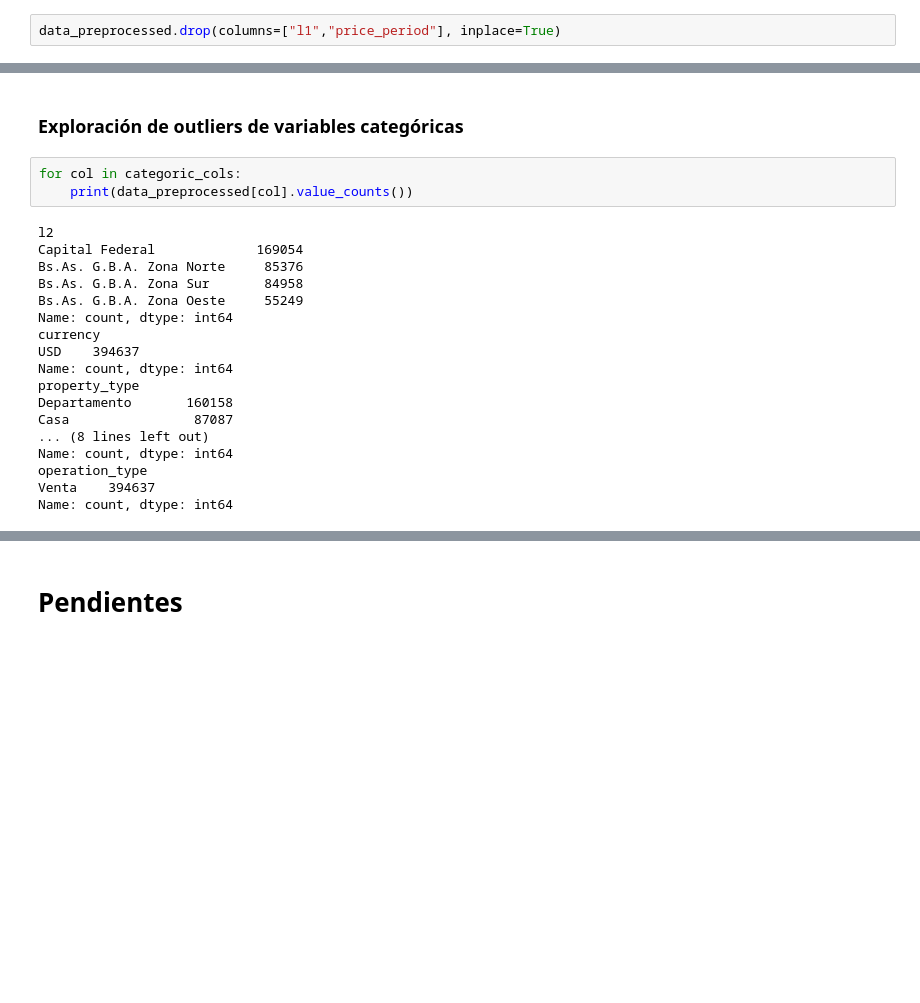
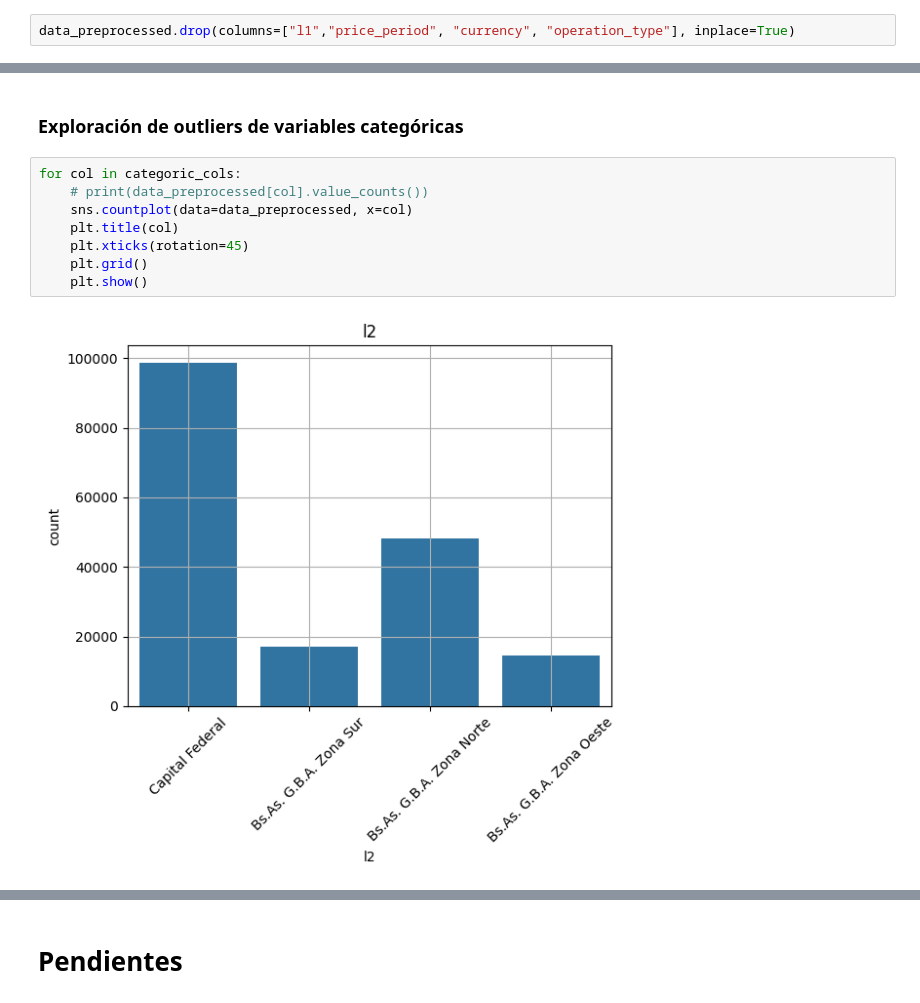
Before and after one commit to alejo-cuello/proyecto-final-bootcamp-ds-mlops, a Jupyter notebook: notebooks/01-eda.ipynb, the cells around one changed output, grey strips where cells are left out. Saved outputs shown, nothing was run; the diff lists cells and outputs as text; blank space fills up the shorter version.

```diff
--- a/notebooks/01-eda.ipynb
+++ b/notebooks/01-eda.ipynb
@@ -388,6 +388,6 @@ Argentina  Mensual         131232
 Name: count, dtype: int64
 # %%
-data_preprocessed.drop(columns=["l1","price_period"], inplace=True)
+data_preprocessed.drop(columns=["l1","price_period", "currency", "operation_type"], inplace=True)
 # %% [markdown]
 ### Columnas con valores no lógicos
 # %% [markdown]
@@ -665,22 +665,11 @@ data_preprocessed = data_preprocessed[(data_preprocessed["surface_total"] - data
 ### Exploración de outliers de variables categóricas
 # %%
 for col in categoric_cols:
-    print(data_preprocessed[col].value_counts())
+    # print(data_preprocessed[col].value_counts())
+    sns.countplot(data=data_preprocessed, x=col)
+    plt.title(col)
+    plt.xticks(rotation=45)
+    plt.grid()
+    plt.show()
 # %% [output]
-l2
-Capital Federal             169054
-Bs.As. G.B.A. Zona Norte     85376
-Bs.As. G.B.A. Zona Sur       84958
-Bs.As. G.B.A. Zona Oeste     55249
-Name: count, dtype: int64
-currency
-USD    394637
-Name: count, dtype: int64
-property_type
-Departamento       160158
-Casa                87087
-... (8 lines left out)
-Name: count, dtype: int64
-operation_type
-Venta    394637
-Name: count, dtype: int64
+[figure, added]
```
Also changed, not shown: parts of 8 cells of this notebook.
